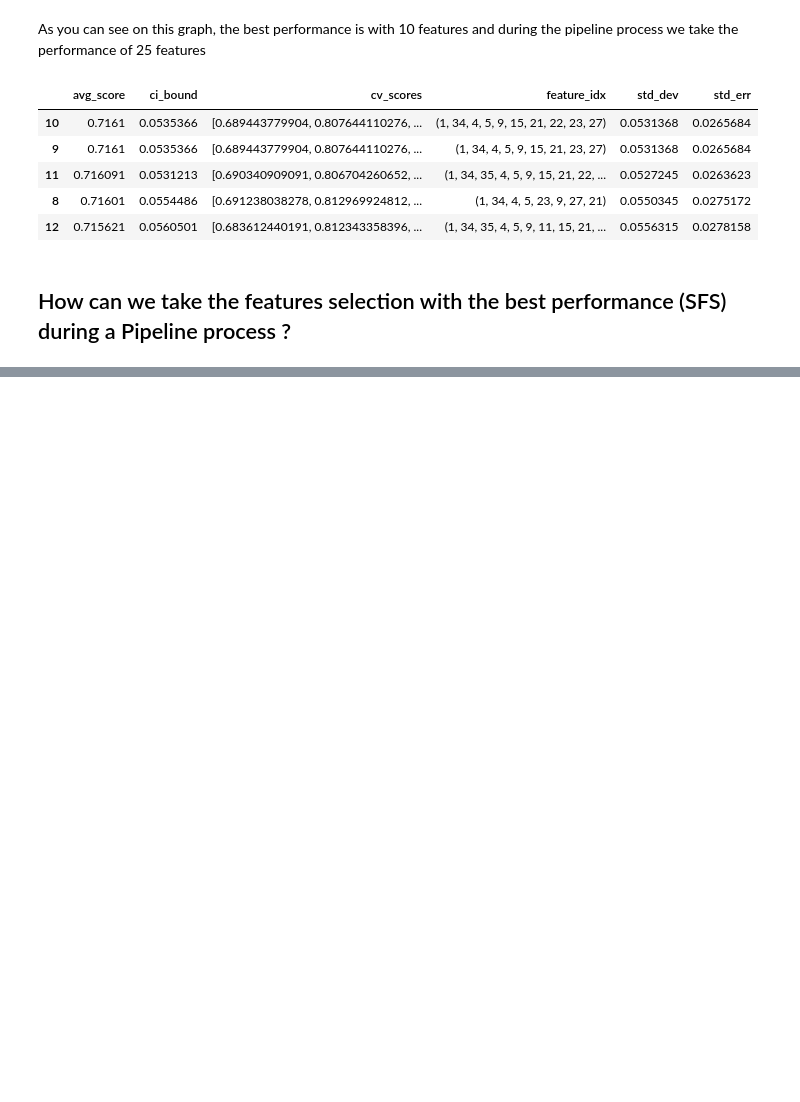
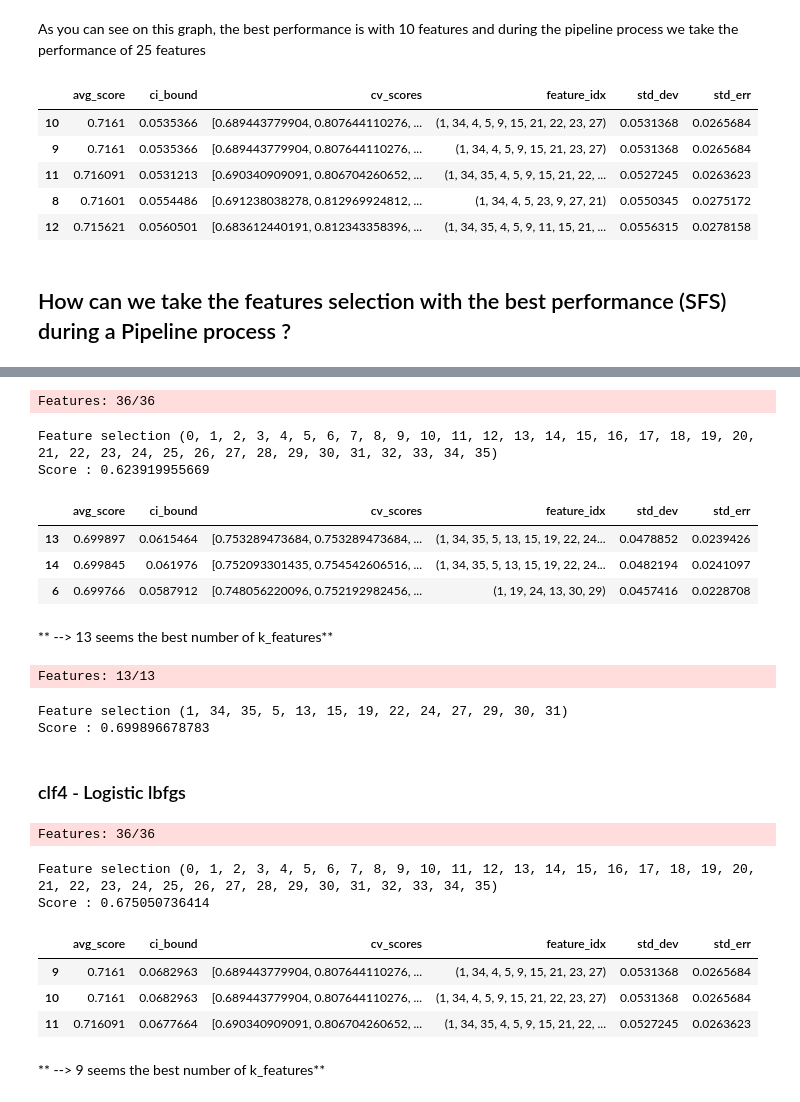
Before and after one commit to dataforgoodfr/batch-1_frateli, a Jupyter notebook: notebook/Features select and ensemble.ipynb, the cells around one changed output, grey strips where cells are left out. Saved outputs shown, nothing was run; the diff lists cells and outputs as text; code cells hidden in the pictures; blank space fills up the shorter version.

```diff
--- a/notebook/Features select and ensemble.ipynb
+++ b/notebook/Features select and ensemble.ipynb
@@ -303,0 +383,71 @@ result_clf1_pipe.head()
+# %%
+# Looking for best number of k_features
+sfs3_manual = SFS(clf3,
+               k_features=len(data.columns), #All features
+               forward=True,
+               floating=False,
+               scoring='roc_auc',
+               cv=5)
+sfs3_manual = sfs3_manual.fit(data.values, y.values)
+
+print "Feature selection " + str(sfs3_manual.k_feature_idx_)
+print "Score : " + str(sfs3_manual.k_score_)
+# %% [output]
+Features: 36/36
+Feature selection (0, 1, 2, 3, 4, 5, 6, 7, 8, 9, 10, 11, 12, 13, 14, 15, 16, 17, 18, 19, 20, 21, 22, 23, 24, 25, 26, 27, 28, 29, 30, 31, 32, 33, 34, 35)
+Score : 0.623919955669
+# %%
+sfs3_manual_df = pd.DataFrame.from_dict(sfs3_manual.get_metric_dict()).T
+sfs3_manual_df.sort_values('avg_score', ascending=0, inplace=True)
+sfs3_manual_df.head(3)
+# %% [output]
+|  | avg_score | ci_bound | cv_scores | feature_idx | std_dev | std_err |
+| 13 | 0.699897 | 0.0615464 | [0.753289473684, 0.753289473684, ... | (1, 34, 35, 5, 13, 15, 19, 22, 24... | 0.0478852 | 0.0239426 |
+| 14 | 0.699845 | 0.061976 | [0.752093301435, 0.754542606516, ... | (1, 34, 35, 5, 13, 15, 19, 22, 24... | 0.0482194 | 0.0241097 |
+| 6 | 0.699766 | 0.0587912 | [0.748056220096, 0.752192982456, ... | (1, 19, 24, 13, 30, 29) | 0.0457416 | 0.0228708 |
+# %% [markdown]
+** --> 13 seems the best number of k_features**
+# %%
+sfs3_manual = SFS(clf3,
+               k_features=13, # Best numbers
+               forward=True,
+               floating=False,
+               scoring='roc_auc',
+               cv=5)
+sfs3_manual = sfs3_manual.fit(data.values, y.values)
+
+print "Feature selection " + str(sfs3_manual.k_feature_idx_)
+print "Score : " + str(sfs3_manual.k_score_)
+# %% [output]
+Features: 13/13
+Feature selection (1, 34, 35, 5, 13, 15, 19, 22, 24, 27, 29, 30, 31)
+Score : 0.699896678783
+# %% [markdown]
+### clf4 - Logistic lbfgs
+# %%
+# Looking for best number of k_features
+sfs4_manual = SFS(clf4,
+               k_features=len(data.columns), #All features
+               forward=True,
+               floating=False,
+               scoring='roc_auc',
+               cv=5)
+sfs4_manual = sfs4_manual.fit(data.values, y.values)
+
+print "Feature selection " + str(sfs4_manual.k_feature_idx_)
+print "Score : " + str(sfs4_manual.k_score_)
+# %% [output]
+Features: 36/36
+Feature selection (0, 1, 2, 3, 4, 5, 6, 7, 8, 9, 10, 11, 12, 13, 14, 15, 16, 17, 18, 19, 20, 21, 22, 23, 24, 25, 26, 27, 28, 29, 30, 31, 32, 33, 34, 35)
+Score : 0.675050736414
+# %%
+sfs4_manual_df = pd.DataFrame.from_dict(sfs4_manual.get_metric_dict()).T
+sfs4_manual_df.sort_values('avg_score', ascending=0, inplace=True)
+sfs4_manual_df.head(3)
+# %% [output]
+|  | avg_score | ci_bound | cv_scores | feature_idx | std_dev | std_err |
+| 9 | 0.7161 | 0.0682963 | [0.689443779904, 0.807644110276, ... | (1, 34, 4, 5, 9, 15, 21, 23, 27) | 0.0531368 | 0.0265684 |
+| 10 | 0.7161 | 0.0682963 | [0.689443779904, 0.807644110276, ... | (1, 34, 4, 5, 9, 15, 21, 22, 23, 27) | 0.0531368 | 0.0265684 |
+| 11 | 0.716091 | 0.0677664 | [0.690340909091, 0.806704260652, ... | (1, 34, 35, 4, 5, 9, 15, 21, 22, ... | 0.0527245 | 0.0263623 |
+# %% [markdown]
+** --> 9 seems the best number of k_features**
```
Also changed, not shown: parts of 25 cells of this notebook.
